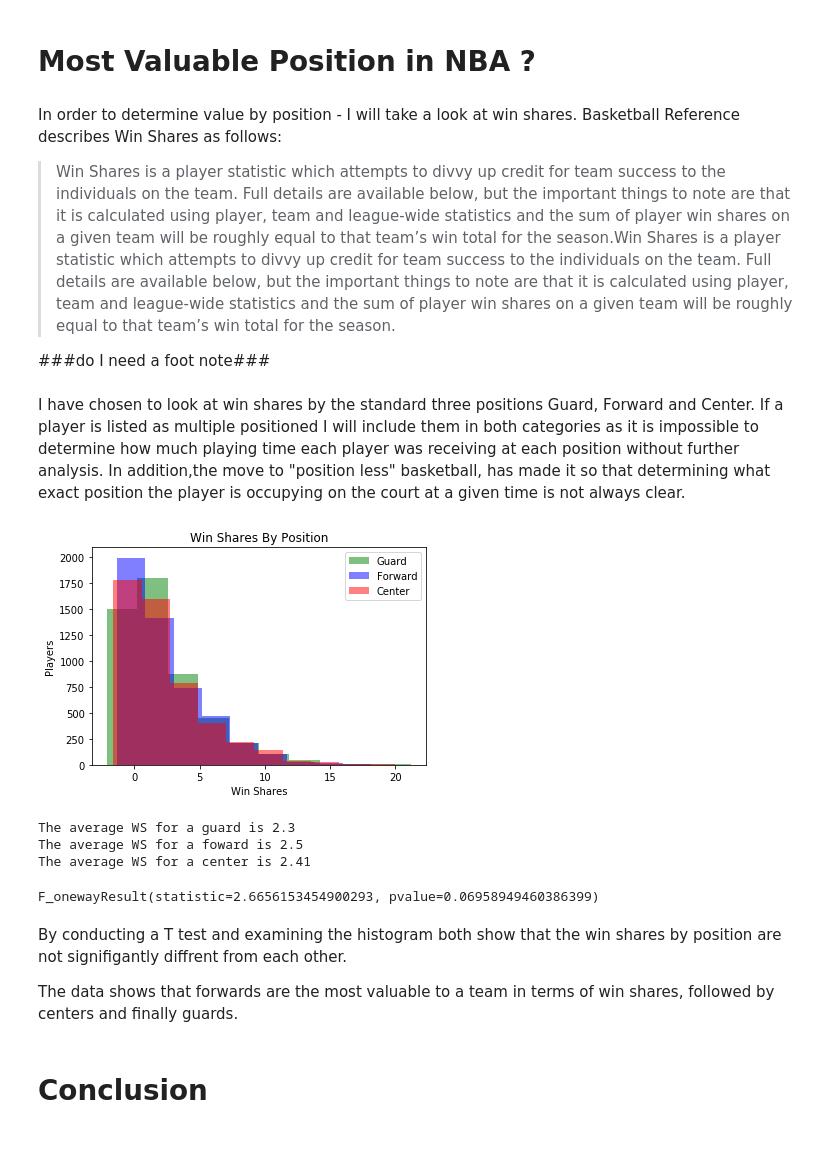
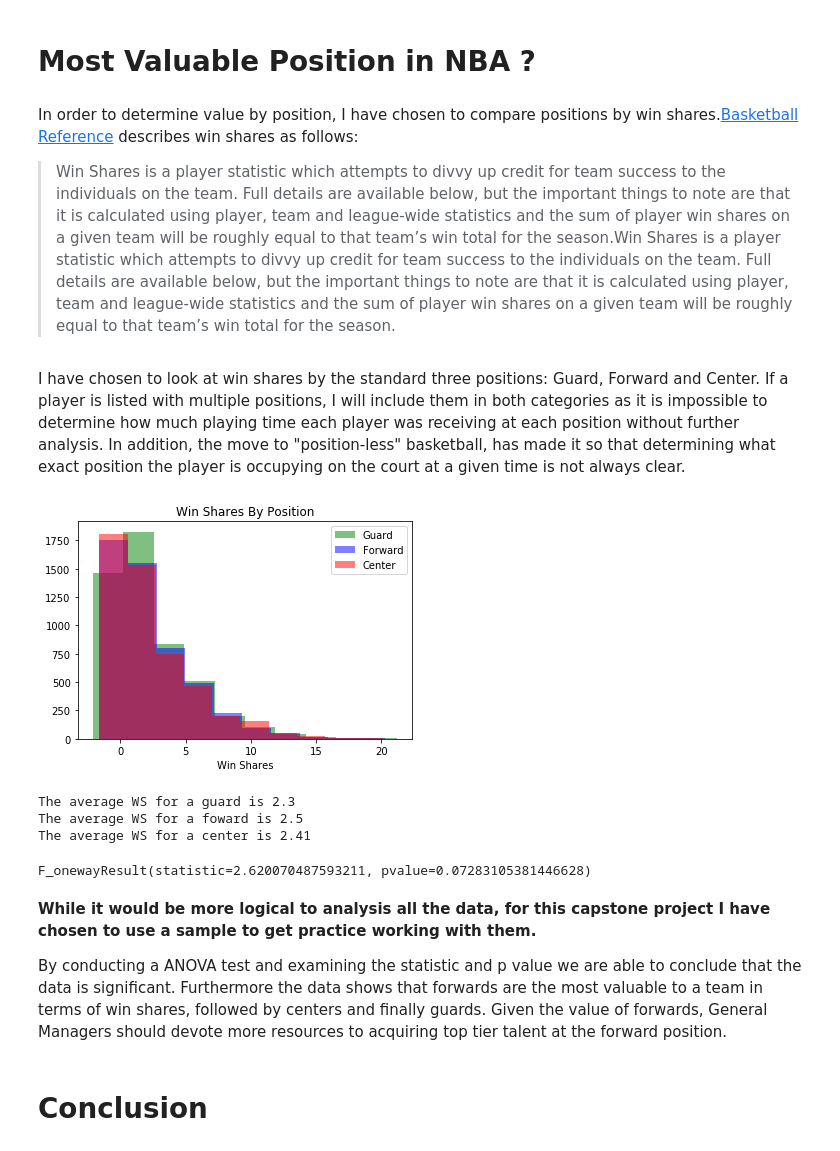
Before and after one commit to alex1haluska/prebootcampcapstone, a Jupyter notebook: Capstone Project Final.ipynb, the cells around one changed output. Cells and saved outputs as stored; diff of their text form; code cells hidden in the pictures.

```diff
--- a/Capstone Project Final.ipynb
+++ b/Capstone Project Final.ipynb
@@ -162,14 +205,11 @@ The graph shows us that players peak years are from 25-32, as these are the year
 # %% [markdown]
 # Most Valuable Position in NBA ?
 # %% [markdown]
-In order to determine value by position - I will take a look at win shares. Basketball Reference describes Win Shares as follows:
+In order to determine value by position, I have chosen to compare positions by win shares.[Basketball Reference](https://www.basketball-reference.com/about/ws.html) describes win shares as follows:
 
->Win Shares is a player statistic which attempts to divvy up credit for team success to the individuals on the team. Full details are available below, but the important things to note are that it is calculated using player, team and league-wide statistics and the sum of player win shares on a given team will be roughly equal to that team’s win total for the season.Win Shares is a player statistic which attempts to divvy up credit for team success to the individuals on the team. Full details are available below, but the important things to note are that it is calculated using player, team and league-wide statistics and the sum of player win shares on a given team will be roughly equal to that team’s win total for the season.
-
-
-###do I need a foot note###
+ >Win Shares is a player statistic which attempts to divvy up credit for team success to the individuals on the team. Full details are available below, but the important things to note are that it is calculated using player, team and league-wide statistics and the sum of player win shares on a given team will be roughly equal to that team’s win total for the season.Win Shares is a player statistic which attempts to divvy up credit for team success to the individuals on the team. Full details are available below, but the important things to note are that it is calculated using player, team and league-wide statistics and the sum of player win shares on a given team will be roughly equal to that team’s win total for the season.
 # %% [markdown]
-I have chosen to look at win shares by the standard three positions Guard, Forward and Center. If a player is listed as multiple positioned I will include them in both categories as it is impossible to determine how much playing time each player was receiving at each position without further analysis. In addition,the move to "position less" basketball, has made it so that determining what exact position the player is occupying on the court at a given time is not always clear.
+I have chosen to look at win shares by the standard three positions: Guard, Forward and Center. If a player is listed with multiple positions, I will include them in both categories as it is impossible to determine how much playing time each player was receiving at each position without further analysis. In addition, the move to "position-less" basketball, has made it so that determining what exact position the player is occupying on the court at a given time is not always clear.
 # %%
 ### create the guard data frame
 nba_players_wp =nba_players.loc[lambda df: nba_players['Year']>= 1979,:]
@@ -178,45 +218,45 @@ guard.loc[guard['Pos'].str.contains('G',case=False),'Pos'] = 'Guard'
 guard=guard.loc[lambda df:guard['Pos']== 'Guard',:]
 guard_ws = np.random.choice(guard['WS'], 5000, replace=True)
 
 ### create a forward data frame
 forward=nba_players_wp.fillna('-')
 forward.loc[forward['Pos'].str.contains('F',case=False),'Pos'] = 'Forward'
 forward=forward.loc[lambda df:forward['Pos']== 'Forward',:]
 forward_ws = np.random.choice(forward['WS'], 5000, replace=True)
 
-
 ### create a center data frame
 center=nba_players_wp.fillna('-')
 center.loc[center['Pos'].str.contains('C',case=False),'Pos'] = 'Center'
 center=center.loc[lambda df:center['Pos']== 'Center',:]
 center_ws = np.random.choice(center['WS'], 5000, replace=True)
 
 ### plot histogram by position
 plt.hist(guard_ws,alpha=0.5,color = 'g', label='Guard')
 plt.hist(forward_ws, alpha=0.5, color = 'b', label = 'Forward')
 plt.hist(center_ws,alpha=0.5, color ='r', label = 'Center')
 plt.xlabel('Win Shares')
 plt.title('Win Shares By Position')
-plt.ylabel('Players')
+plt.title('Win Shares By Position')
 plt.legend(loc='upper right')
 plt.show()
 
-##suggestions on color scheme?
 print('The average WS for a guard is '+ str(round(np.mean(guard['WS']),2)))
 print('The average WS for a foward is '+ str(round(np.mean(forward['WS']),2)))
 print('The average WS for a center is '+ str(round(np.mean(center['WS']),2)))
 
 stats.f_oneway(guard_ws, forward_ws, center_ws)
 # %% [output]
-[figure, old version]
+[figure, new version]
 The average WS for a guard is 2.3
 The average WS for a foward is 2.5
 The average WS for a center is 2.41
-F_onewayResult(statistic=2.6656153454900293, pvalue=0.06958949460386399)
+F_onewayResult(statistic=2.620070487593211, pvalue=0.07283105381446628)
-# %% [markdown]
-By conducting a T test and examining the histogram both show that the win shares by position are not signifigantly diffrent from each other.
-
-The data shows that forwards are the most valuable to a team in terms of win shares, followed by centers and finally guards.
+# %% [markdown]
+**While it would be more logical to analysis all the data, for this capstone project I have chosen to use a sample to get practice working with them.**
+
+
+By conducting a ANOVA test and examining the statistic and p value we are able to conclude that the data is significant.
+Furthermore the data shows that forwards are the most valuable to a team in terms of win shares, followed by centers and finally guards. Given the value of forwards, General Managers should devote more resources to acquiring top tier talent at the forward position.
 # %% [markdown]
 # Conclusion
 # %% [markdown]
```
Also changed, not shown: parts of 16 cells of this notebook.
